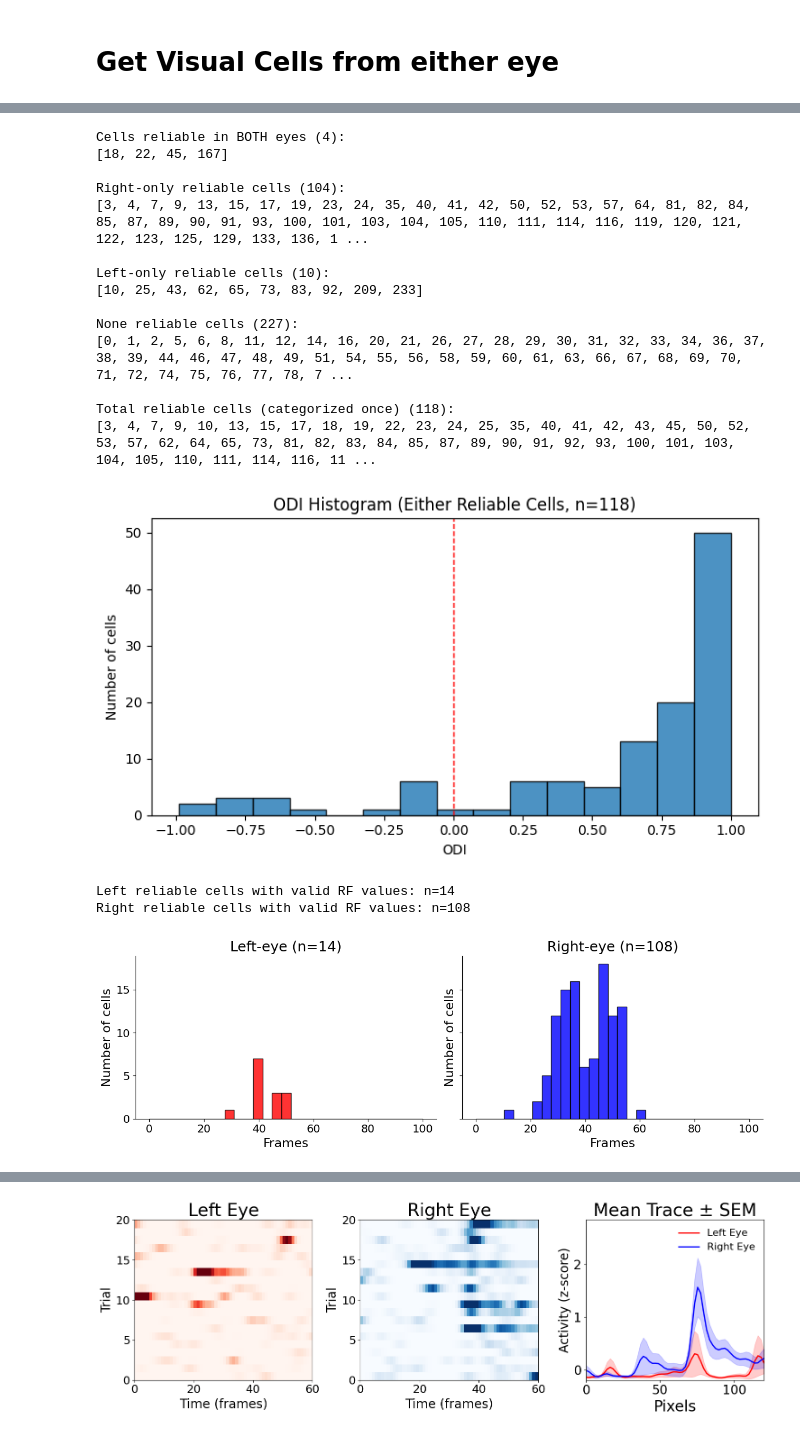
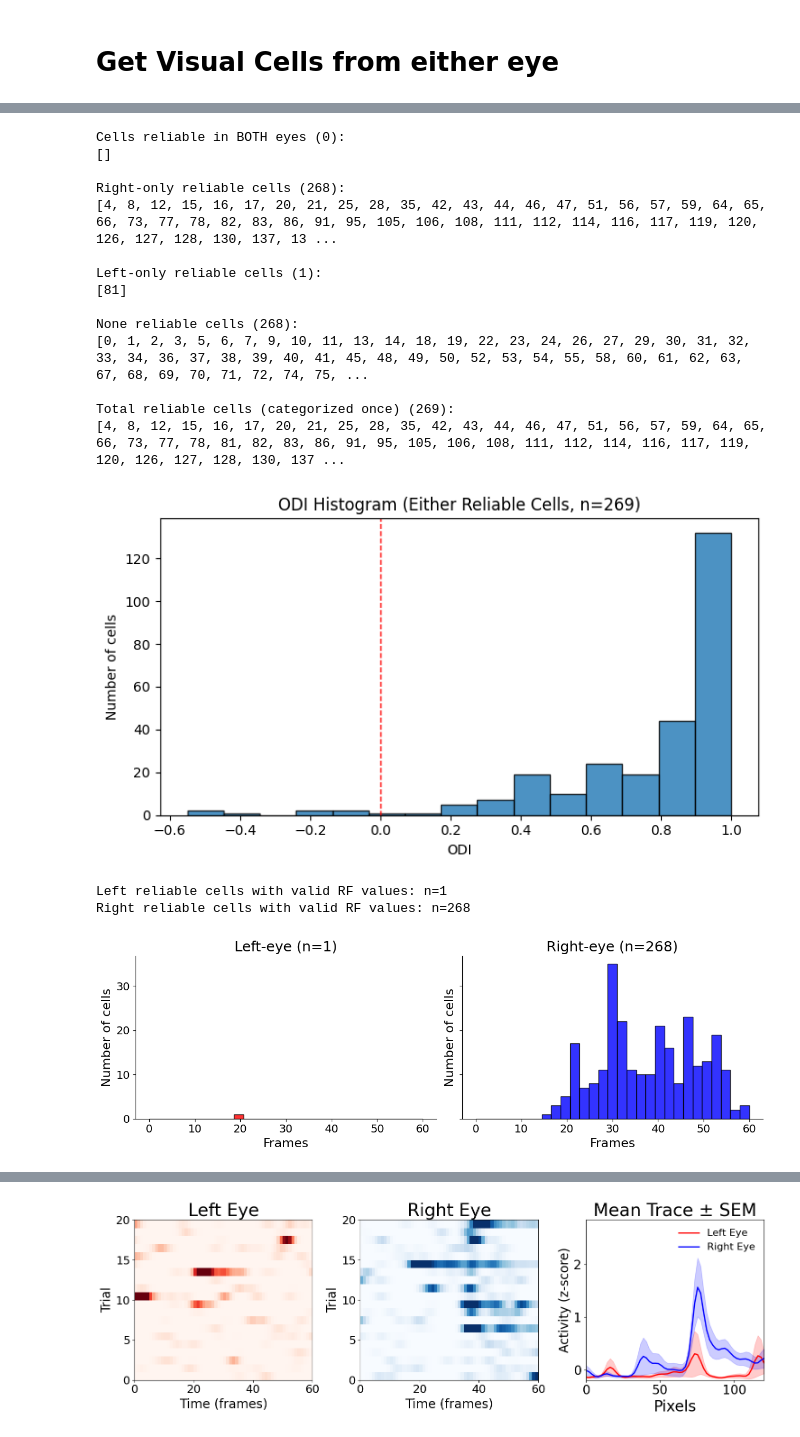
Before and after one commit to s-acosta/distance-project, a Jupyter notebook: disparity-analysis/disparity-notebooks/mousegoggles-left-right-test.ipynb, the cells around one changed output, grey strips where cells are left out. Cells and saved outputs as stored; diff of their text form; code cells hidden in the pictures.

```diff
--- a/disparity-analysis/disparity-notebooks/mousegoggles-left-right-test.ipynb
+++ b/disparity-analysis/disparity-notebooks/mousegoggles-left-right-test.ipynb
@@ -21,8 +21,8 @@ from scipy.ndimage import gaussian_filter1d
 %load_ext autoreload
 %autoreload 2
 
-mouse_name = 'SAM041'
-record_date = '260320'
+mouse_name = 'SAM044'
+record_date = '260325'
 experiment_name = 'goggles_right-left'
 
 session_dir = r'D:\data-distance-coding-project\processed-data\{record_date}_{mouse_name}_{experiment_name}'.format(record_date=record_date, mouse_name=mouse_name, experiment_name=experiment_name)
@@ -221,5 +221,5 @@ def make_comparison_plot(cell):
 
     return fig
 
-fig = make_comparison_plot(cell=32)
+fig = make_comparison_plot(cell=159)
 # %% [output]
@@ -313,7 +313,7 @@ def compute_reliability(cell, repeat_indices, n_iterations=100, shift_window=Non
 def analyze_cell_reliability(
     cell,
     eye,
-    n_iterations=100,
+    n_iterations=200,
     stimulus_percentile=99,
 ):
     """
@@ -437,20 +437,20 @@ print(f"\nTotal reliable cells (categorized once) ({len(either_reliable_set)}):"
 print(sorted(either_reliable_set))
 # End Generation Her
 # %% [output]
-Cells reliable in BOTH eyes (4):
-[18, 22, 45, 167]
+Cells reliable in BOTH eyes (0):
+[]
 
-Right-only reliable cells (104):
-[3, 4, 7, 9, 13, 15, 17, 19, 23, 24, 35, 40, 41, 42, 50, 52, 53, 57, 64, 81, 82, 84, 85, 87, 89, 90, 91, 93, 100, 101, 103, 104, 105, 110, 111, 114, 116, 119, 120, 121, 122, 123, 125, 129, 133, 136, 1 ...
+Right-only reliable cells (268):
+[4, 8, 12, 15, 16, 17, 20, 21, 25, 28, 35, 42, 43, 44, 46, 47, 51, 56, 57, 59, 64, 65, 66, 73, 77, 78, 82, 83, 86, 91, 95, 105, 106, 108, 111, 112, 114, 116, 117, 119, 120, 126, 127, 128, 130, 137, 13 ...
 
-Left-only reliable cells (10):
-[10, 25, 43, 62, 65, 73, 83, 92, 209, 233]
+Left-only reliable cells (1):
+[81]
 
-None reliable cells (227):
-[0, 1, 2, 5, 6, 8, 11, 12, 14, 16, 20, 21, 26, 27, 28, 29, 30, 31, 32, 33, 34, 36, 37, 38, 39, 44, 46, 47, 48, 49, 51, 54, 55, 56, 58, 59, 60, 61, 63, 66, 67, 68, 69, 70, 71, 72, 74, 75, 76, 77, 78, 7 ...
+None reliable cells (268):
+[0, 1, 2, 3, 5, 6, 7, 9, 10, 11, 13, 14, 18, 19, 22, 23, 24, 26, 27, 29, 30, 31, 32, 33, 34, 36, 37, 38, 39, 40, 41, 45, 48, 49, 50, 52, 53, 54, 55, 58, 60, 61, 62, 63, 67, 68, 69, 70, 71, 72, 74, 75, ...
 
-Total reliable cells (categorized once) (118):
-[3, 4, 7, 9, 10, 13, 15, 17, 18, 19, 22, 23, 24, 25, 35, 40, 41, 42, 43, 45, 50, 52, 53, 57, 62, 64, 65, 73, 81, 82, 83, 84, 85, 87, 89, 90, 91, 92, 93, 100, 101, 103, 104, 105, 110, 111, 114, 116, 11 ...
+Total reliable cells (categorized once) (269):
+[4, 8, 12, 15, 16, 17, 20, 21, 25, 28, 35, 42, 43, 44, 46, 47, 51, 56, 57, 59, 64, 65, 66, 73, 77, 78, 81, 82, 83, 86, 91, 95, 105, 106, 108, 111, 112, 114, 116, 117, 119, 120, 126, 127, 128, 130, 137 ...
 # %%
 either_reliable_odis = cell_stats_df.loc[
     cell_stats_df["cell"].isin(either_reliable_set), "ODI"
@@ -465,7 +465,7 @@ plt.title(f"ODI Histogram (Either Reliable Cells, n={len(either_reliable_odis)})
 plt.tight_layout()
 plt.show()
 # %% [output]
-[figure, old version]
+[figure, new version]
 # %%
 left_reliable_rf = cell_stats_df.loc[
     cell_stats_df["left_reliable"], "left_rf"
@@ -475,7 +475,7 @@ right_reliable_rf = cell_stats_df.loc[
     cell_stats_df["right_reliable"], "right_rf"
 ].dropna()
 
-bins = np.linspace(0, 100, 30)
+bins = np.linspace(0, 60, 30)
 
 print(f"Left reliable cells with valid RF values: n={len(left_reliable_rf)}")
 print(f"Right reliable cells with valid RF values: n={len(right_reliable_rf)}")
@@ -484,36 +484,36 @@ if (len(left_reliable_rf) > 0) or (len(right_reliable_rf) > 0):
     fig, axes = plt.subplots(1, 2, figsize=(12, 4), sharey=True)
 
     # Left-eye subplot (left side, red)
     if len(left_reliable_rf) > 0:
         axes[0].hist(left_reliable_rf, bins=bins, color="red", edgecolor="black", alpha=0.8)
     else:
         axes[0].text(0.5, 0.5, "No left reliable RF values", ha="center", va="center", transform=axes[0].transAxes)
     axes[0].set_xlabel("Frames", fontsize=16)
     axes[0].set_ylabel("Number of cells", fontsize=16)
     axes[0].set_title(f"Left-eye (n={len(left_reliable_rf)})", fontsize=18)
 
     # Right-eye subplot (right side, blue)
     if len(right_reliable_rf) > 0:
         axes[1].hist(right_reliable_rf, bins=bins, color="blue", edgecolor="black", alpha=0.8)
     else:
         axes[1].text(0.5, 0.5, "No right reliable RF values", ha="center", va="center", transform=axes[1].transAxes)
     axes[1].set_xlabel("Frames" , fontsize=16)
     axes[1].set_ylabel("Number of cells", fontsize=16)
     axes[1].set_title(f"Right-eye (n={len(right_reliable_rf)})", fontsize=18)
 
     for ax in axes:
         ax.tick_params(axis="both", labelsize=14)
         ax.spines["top"].set_visible(False)
         ax.spines["right"].set_visible(False)
 
     plt.tight_layout()
     plt.show()
 else:
     print("No left or right reliable cells with RF values found.")
 # %% [output]
-Left reliable cells with valid RF values: n=14
-Right reliable cells with valid RF values: n=108
+Left reliable cells with valid RF values: n=1
+Right reliable cells with valid RF values: n=268
-[figure, old version]
+[figure, new version]
 # %%
 left_reliable_px = cell_stats_df.loc[
     cell_stats_df["left_reliable"], "left_px"
```
Also changed, not shown: parts of 6 cells of this notebook, 31 other files.
